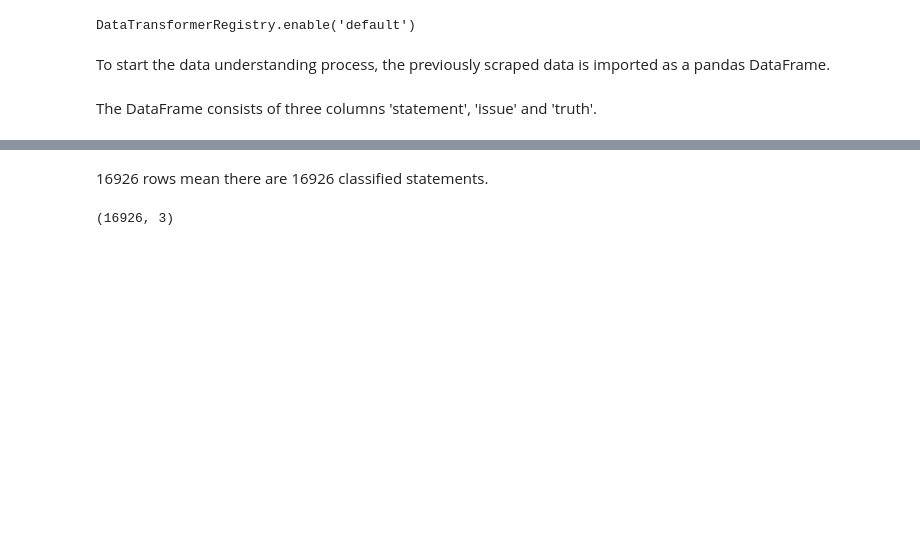
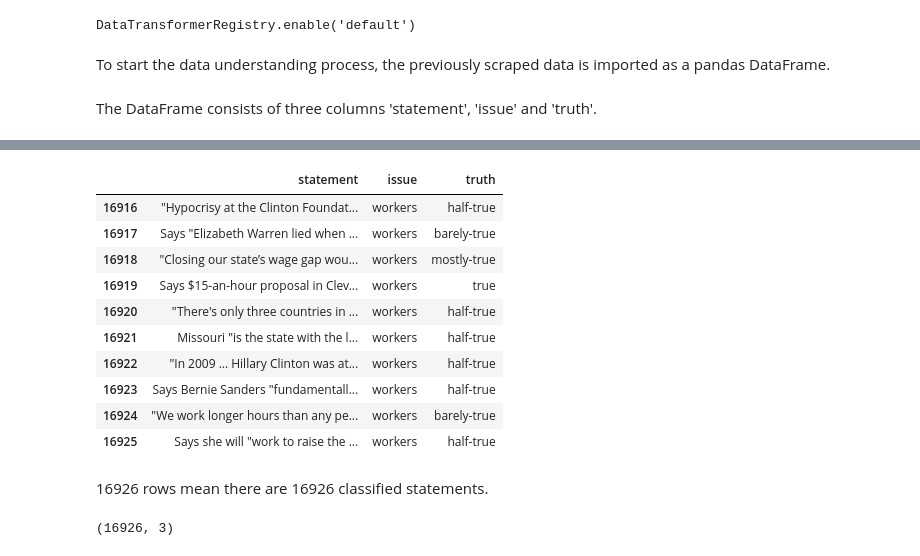
Before and after one commit to felixdaubner/fake-news-detection, a Jupyter notebook: 03_data-understanding.ipynb, the cells around one changed output, grey strips where cells are left out. Cells and saved outputs as stored; diff of their text form; code cells hidden in the pictures; blank space fills up the shorter version.

```diff
--- a/03_data-understanding.ipynb
+++ b/03_data-understanding.ipynb
@@ -44,3 +49,17 @@ data.head()
+# %%
+data.tail(10)
+# %% [output]
+|  | statement | issue | truth |
+| 16916 | "Hypocrisy at the Clinton Foundat... | workers | half-true |
+| 16917 | Says "Elizabeth Warren lied when ... | workers | barely-true |
+| 16918 | "Closing our state’s wage gap wou... | workers | mostly-true |
+| 16919 | Says $15-an-hour proposal in Clev... | workers | true |
+| 16920 | "There's only three countries in ... | workers | half-true |
+| 16921 | Missouri "is the state with the l... | workers | half-true |
+| 16922 | "In 2009 … Hillary Clinton was at... | workers | half-true |
+| 16923 | Says Bernie Sanders "fundamentall... | workers | half-true |
+| 16924 | "We work longer hours than any pe... | workers | barely-true |
+| 16925 | Says she will "work to raise the ... | workers | half-true |
 # %% [markdown]
 16926 rows mean there are 16926 classified statements.
 # %%
```
Also changed, not shown: parts of 2 cells of this notebook, 4 other files.
